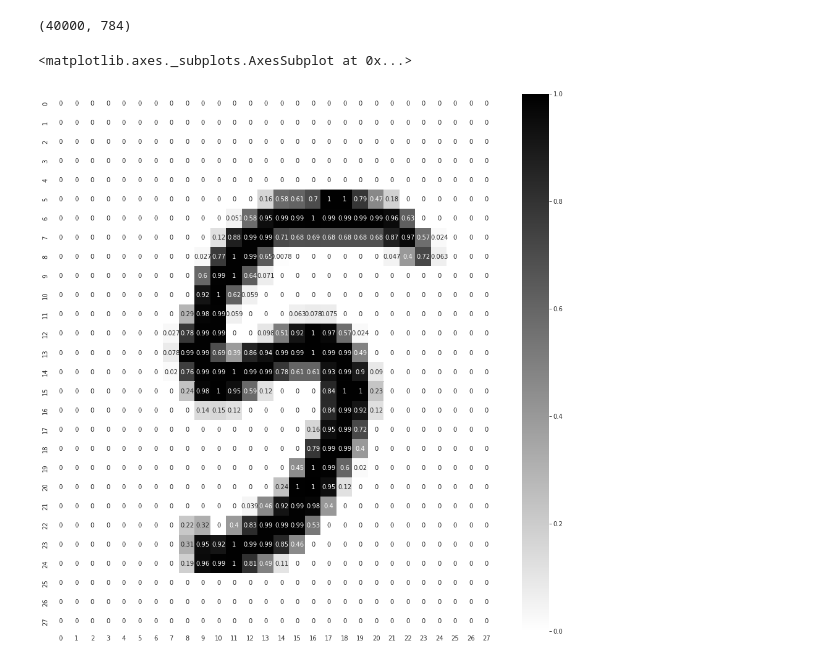
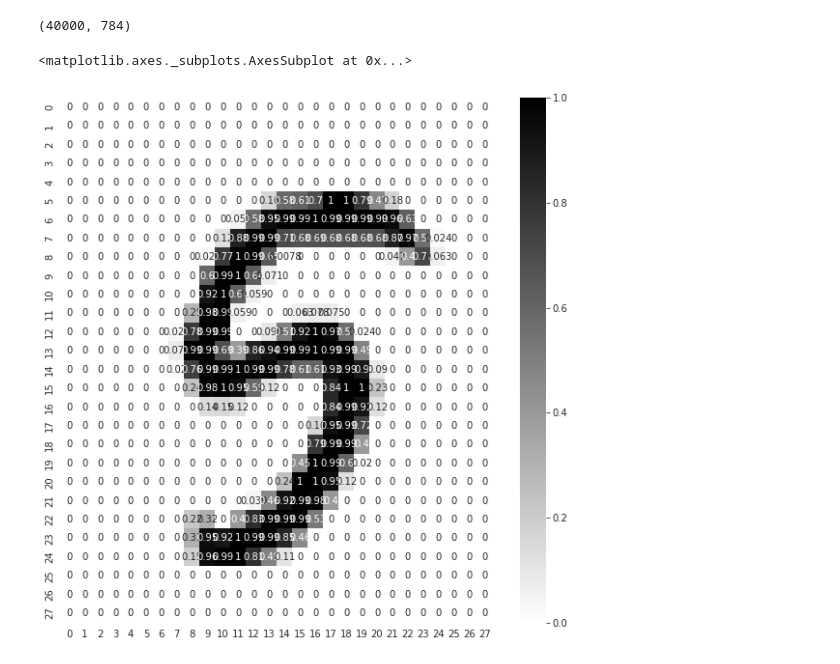
Before and after one commit to arnavjune2/Digit-Recognizer, a Jupyter notebook: DataReco.ipynb, the cells around one changed output. Drawn from its saved outputs; the diff is of its cells as text; code cells hidden in the pictures.

```diff
--- a/DataReco.ipynb
+++ b/DataReco.ipynb
@@ -37,8 +42,8 @@ X_train.shape
 # %% [output]
 (40000, 784)
 # %%
-plt.figure(figsize=(16,16))
+plt.figure(figsize=(10,10))
 sns.heatmap(data=X_train[8:9].values.reshape(28,28), annot=True,cmap='binary')
 # %% [output]
 <matplotlib.axes._subplots.AxesSubplot at 0x...>
-[figure, old version]
+[figure, new version]
```
Also changed, not shown: parts of 12 cells of this notebook.
